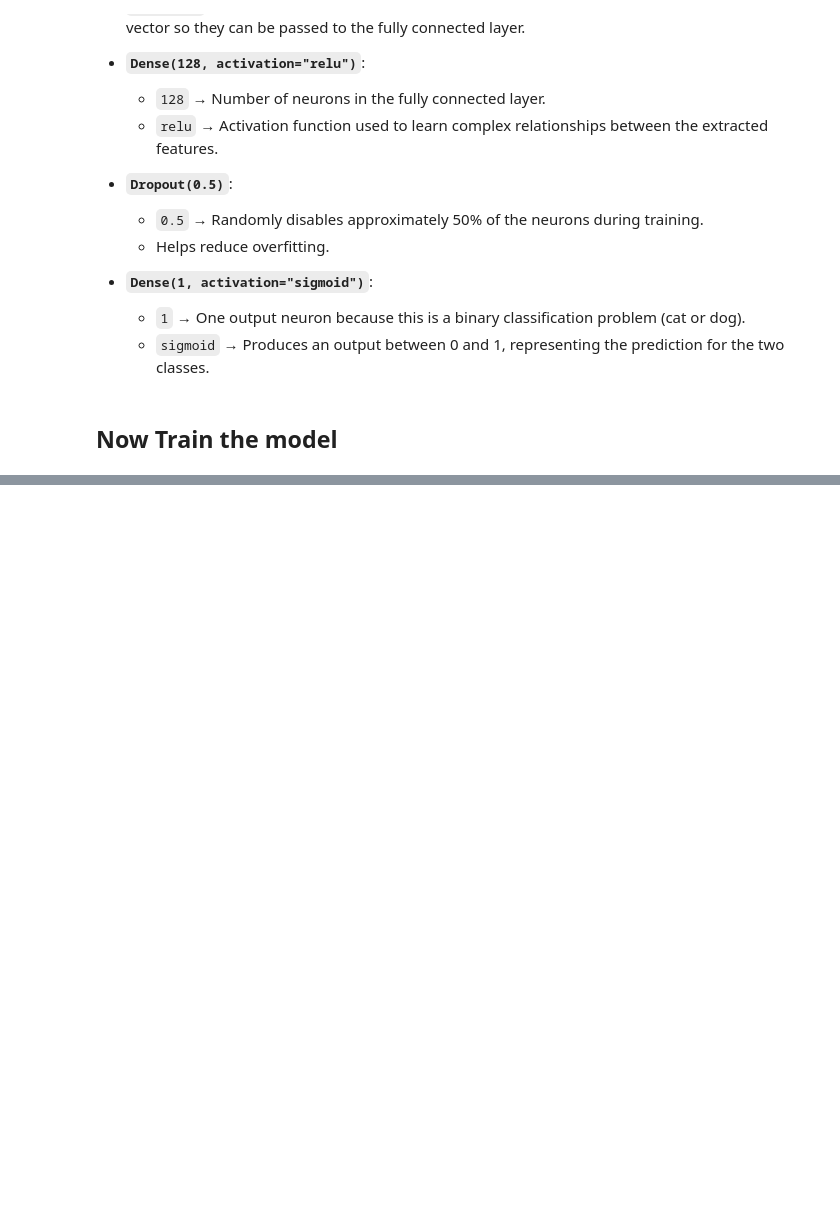
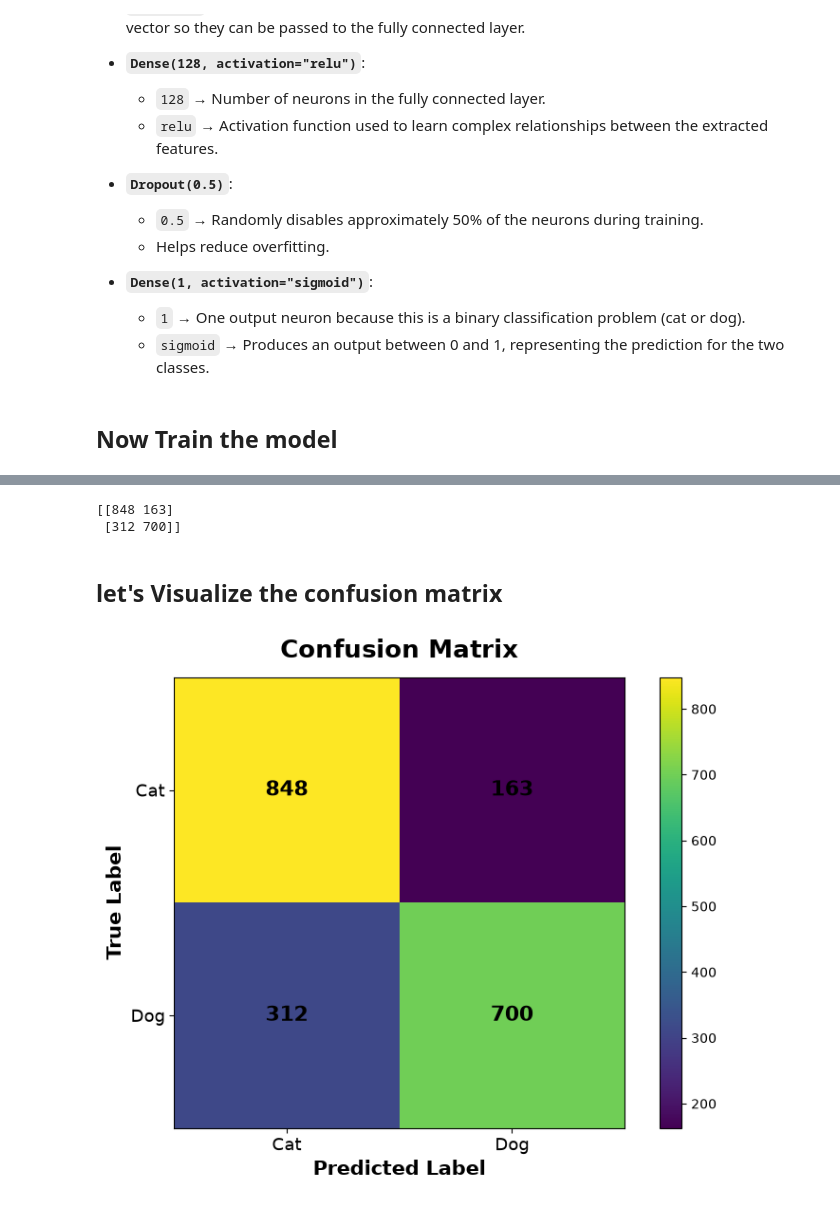
Before and after one commit to chalise-suraj/Dog_Cat_Classification, a Jupyter notebook: notebooks/data_loading.ipynb, the cells around one changed output, grey strips where cells are left out. Drawn from its saved outputs; the diff is of its cells as text; code cells hidden in the pictures; blank space fills up the shorter version.

```diff
--- a/notebooks/data_loading.ipynb
+++ b/notebooks/data_loading.ipynb
@@ -250,0 +397,74 @@ Epoch 2/10
+# %%
+y_true = []
+y_pred = []
+
+for images, labels in test_dataset:
+    predictions = model.predict(images, verbose=0)
+
+    y_true.extend(labels.numpy())
+    y_pred.extend((predictions > 0.5).astype(int).flatten())
+
+
+# Creating Confusion Matrix
+cm = confusion_matrix(y_true, y_pred)
+
+print(cm)
+# %% [output]
+[[848 163]
+ [312 700]]
+# %% [markdown]
+## let's Visualize the confusion matrix
+# %%
+plt.figure(figsize=(8, 6))
+
+plt.imshow(cm)
+
+plt.title(
+    "Confusion Matrix",
+    fontsize=19,
+    fontweight="bold",
+    pad=15
+)
+
+plt.xlabel(
+    "Predicted Label",
+    fontsize=15,
+    fontweight="bold"
+)
+
+plt.ylabel(
+    "True Label",
+    fontsize=15,
+    fontweight="bold"
+)
+
+plt.xticks(
+    ticks=[0, 1],
+    labels=["Cat", "Dog"],
+    fontsize=13
+)
+
+plt.yticks(
+    ticks=[0, 1],
+    labels=["Cat", "Dog"],
+    fontsize=13
+)
+
+for i in range(2):
+    for j in range(2):
+        plt.text(
+            j,
+            i,
+            cm[i, j],
+            ha="center",
+            va="center",
+            fontsize=16,
+            fontweight="bold"
+        )
+
+plt.colorbar()
+
+plt.tight_layout()
+plt.show()
+# %% [output]
+[figure, added]
```
Also changed, not shown: parts of 27 cells of this notebook, 1 other file.
